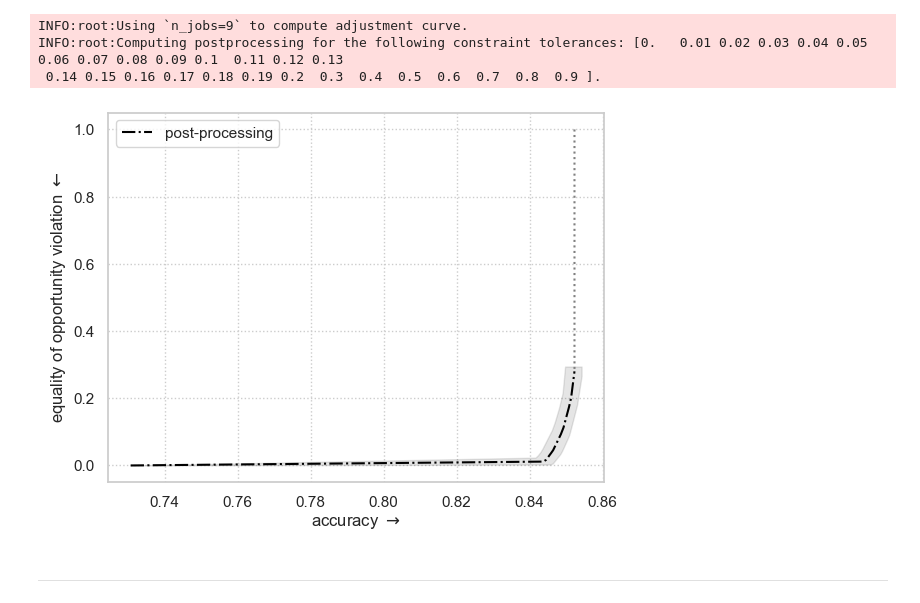
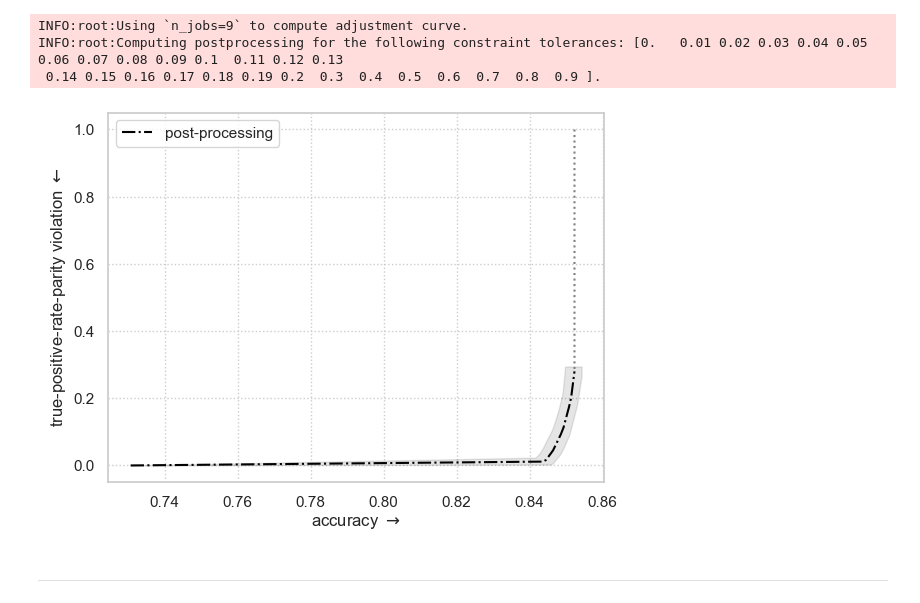
Before and after one commit to socialfoundations/error-parity, a Jupyter notebook: examples/usage-example-for-other-constraints.synthetic-data.ipynb, the cells around one changed output. Saved outputs shown, nothing was run; the diff lists cells and outputs as text; code cells hidden in the pictures.

```diff
--- a/examples/relaxed-equal-opportunity.usage-example-synthetic-data.ipynb
+++ b/examples/usage-example-for-other-constraints.synthetic-data.ipynb
@@ -21,3 +27,8 @@ Notebook ran using `error-parity==0.3.8`
+# %%
+FAIRNESS_CONSTRAINT = "true_positive_rate_parity"
+# FAIRNESS_CONSTRAINT = "false_positive_rate_parity"
+# FAIRNESS_CONSTRAINT = "demographic_parity"
+# FAIRNESS_CONSTRAINT = "equalized_odds"
 # %% [markdown]
 ## Given some data (X, Y, S)
 # %%
@@ -242,0 +256,30 @@ Theoretical cost of solution found:     15.336%
+# %%
+from error_parity.evaluation import evaluate_fairness
+
+empirical_metrics = evaluate_fairness(
+    y_true=y_true,
+    y_pred=y_pred_binary,
+    sensitive_attribute=group,
+)
+
+disparity_metric_map = {
+    "equalized_odds": "equalized_odds_diff",
+
+    "true_positive_rate_parity": "tpr_diff",
+    "false_negative_rate_parity": "tpr_diff",
+
+    "false_positive_rate_parity": "fpr_diff",
+    "true_negative_rate_parity": "fpr_diff",
+
+    "demographic_parity": "ppr_diff",
+}
+
+disparity_metric = disparity_metric_map[FAIRNESS_CONSTRAINT]
+
+# Calculate empirical fairness violation
+empirical_constraint_violation = empirical_metrics[disparity_metric]
+
+# Check if empirical and theoretical results are reasonably close
+print(f"Empirical {FAIRNESS_CONSTRAINT} violation:   {empirical_constraint_violation:.3}")
+print(f"Theoretical {FAIRNESS_CONSTRAINT} violation: {clf.constraint_violation():.3}")
+print(f"Max theoretical constraint violation:\t  {clf.tolerance:.3}")
@@ -253,7 +301,7 @@ postproc_results_df = compute_postprocessing_curve(
     eval_data={
         "fit": (X, y_true, group),
     },
-    fairness_constraint="true_positive_rate_parity",
+    fairness_constraint=FAIRNESS_CONSTRAINT,
     y_fit_pred_scores=predictor(X),
     predict_method="__call__",   # for callable predictors
     bootstrap=True,
@@ -266,18 +314,18 @@ INFO:root:Computing postprocessing for the following constraint tolerances: [0.
 # %%
 from error_parity.plotting import plot_postprocessing_frontier
 
 plot_postprocessing_frontier(
     postproc_results_df,
     perf_metric="accuracy",
-    disp_metric="tpr_diff",
+    disp_metric=disparity_metric,
     show_data_type="fit",     # synthetic data example on the same data as used to fit the model
     constant_clf_perf=max((y_true == const_pred).mean() for const_pred in {0, 1}),
 )
 
 plt.xlabel(r"accuracy $\rightarrow$")
-plt.ylabel(r"equality of opportunity violation $\leftarrow$")
+plt.ylabel(FAIRNESS_CONSTRAINT.replace("_", "-") + r" violation $\leftarrow$")
 plt.show()
 # %% [output]
-[figure, old version]
+[figure, new version]
 # %% [markdown]
 ---
```
Also changed, not shown: parts of 7 cells of this notebook, 10 other files.
